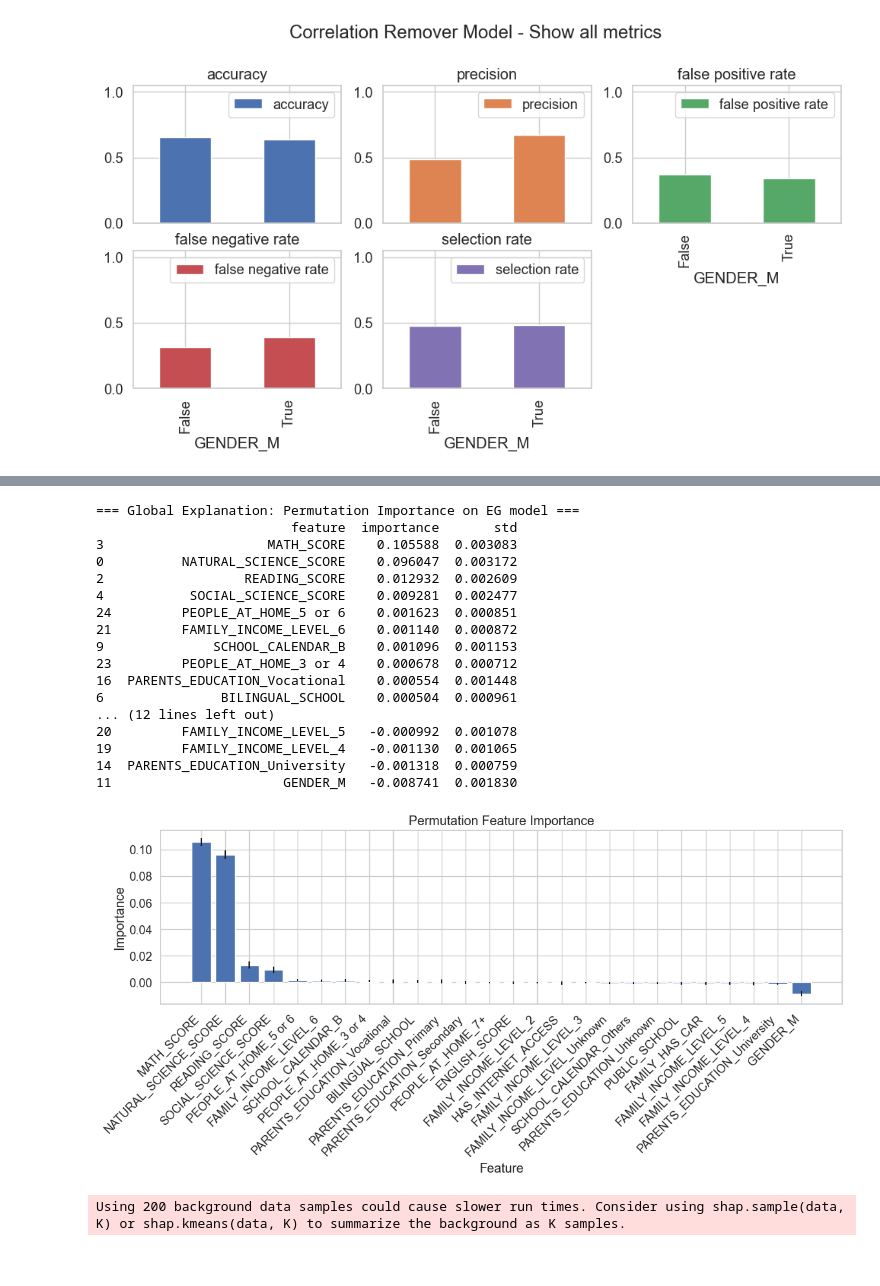
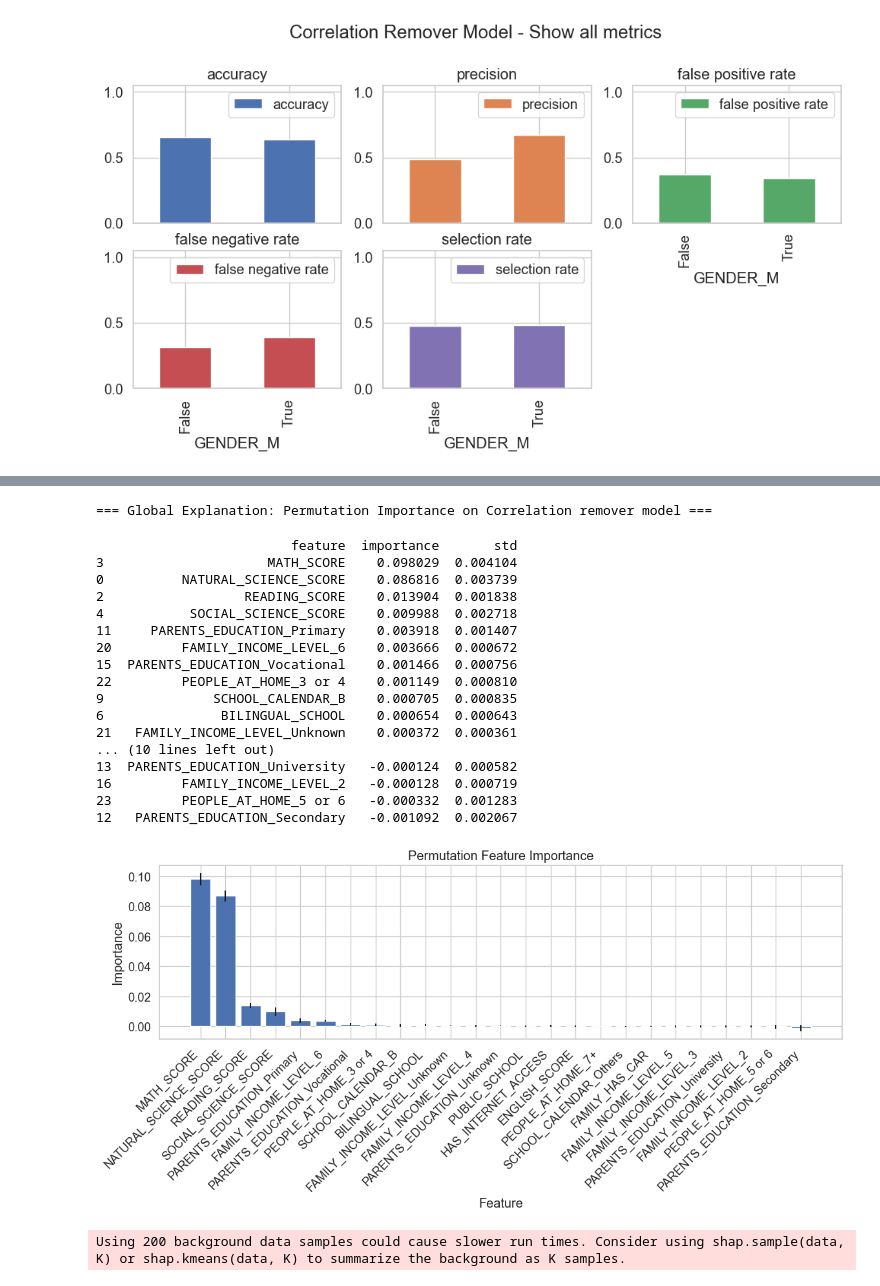
Before and after one commit to martenzZe/MRAI_project, a Jupyter notebook: Project_code.ipynb, the cells around one changed output, grey strips where cells are left out. Saved outputs shown, nothing was run; the diff lists cells and outputs as text; code cells hidden in the pictures.

```diff
--- a/Project_code.ipynb
+++ b/Project_code.ipynb
@@ -942,53 +942,55 @@ print(y_train)
 # %%
 # Global model explanation: Permutation importance
 
+X_train_nosensitive = X_train.drop(columns=["GENDER_M"])
+X_test_nosensitive = X_test.drop(columns=["GENDER_M"])
 
-
-print("\n=== Global Explanation: Permutation Importance on EG model ===")
+print("\n=== Global Explanation: Permutation Importance on Correlation remover model ===")
 
 perm_result = permutation_importance(
-    eg_model,
-    X_test,
+    reweighted_model,
+    X_test_nosensitive,
     y_test,
     n_repeats=10,
     random_state=42,
     scoring="f1"
 )
 
 perm_importance = pd.DataFrame({
-    "feature": X_train.columns,
+    "feature": X_train_nosensitive.columns,
     "importance": perm_result.importances_mean,
     "std": perm_result.importances_std
 }).sort_values("importance", ascending=False)
 
 print(perm_importance)
 
 plt.figure(figsize=(12, 6))
 plt.subplot(1, 1, 1)
 plt.bar(perm_importance['feature'], perm_importance['importance'], yerr=perm_importance['std'])
 plt.xticks(rotation=45, ha='right')
 plt.xlabel('Feature')
 plt.ylabel('Importance')
 plt.title('Permutation Feature Importance')
 plt.tight_layout()
 plt.show()
 # %% [output]
-=== Global Explanation: Permutation Importance on EG model ===
-                         feature  importance       std
-3                     MATH_SCORE    0.105588  0.003083
-0          NATURAL_SCIENCE_SCORE    0.096047  0.003172
-2                  READING_SCORE    0.012932  0.002609
-4           SOCIAL_SCIENCE_SCORE    0.009281  0.002477
-24         PEOPLE_AT_HOME_5 or 6    0.001623  0.000851
-21         FAMILY_INCOME_LEVEL_6    0.001140  0.000872
-9              SCHOOL_CALENDAR_B    0.001096  0.001153
-23         PEOPLE_AT_HOME_3 or 4    0.000678  0.000712
-16  PARENTS_EDUCATION_Vocational    0.000554  0.001448
-6               BILINGUAL_SCHOOL    0.000504  0.000961
-... (12 lines left out)
-20         FAMILY_INCOME_LEVEL_5   -0.000992  0.001078
-19         FAMILY_INCOME_LEVEL_4   -0.001130  0.001065
-14  PARENTS_EDUCATION_University   -0.001318  0.000759
-11                      GENDER_M   -0.008741  0.001830
+=== Global Explanation: Permutation Importance on Correlation remover model ===
+                         feature  importance       std
+3                     MATH_SCORE    0.098029  0.004104
+0          NATURAL_SCIENCE_SCORE    0.086816  0.003739
+2                  READING_SCORE    0.013904  0.001838
+4           SOCIAL_SCIENCE_SCORE    0.009988  0.002718
+11     PARENTS_EDUCATION_Primary    0.003918  0.001407
+20         FAMILY_INCOME_LEVEL_6    0.003666  0.000672
+15  PARENTS_EDUCATION_Vocational    0.001466  0.000756
+22         PEOPLE_AT_HOME_3 or 4    0.001149  0.000810
+9              SCHOOL_CALENDAR_B    0.000705  0.000835
+6               BILINGUAL_SCHOOL    0.000654  0.000643
+21   FAMILY_INCOME_LEVEL_Unknown    0.000372  0.000361
+... (10 lines left out)
+13  PARENTS_EDUCATION_University   -0.000124  0.000582
+16         FAMILY_INCOME_LEVEL_2   -0.000128  0.000719
+23         PEOPLE_AT_HOME_5 or 6   -0.000332  0.001283
+12   PARENTS_EDUCATION_Secondary   -0.001092  0.002067
-[figure, old version]
+[figure, new version]
 # %%
```
Also changed, not shown: parts of 8 cells of this notebook.
